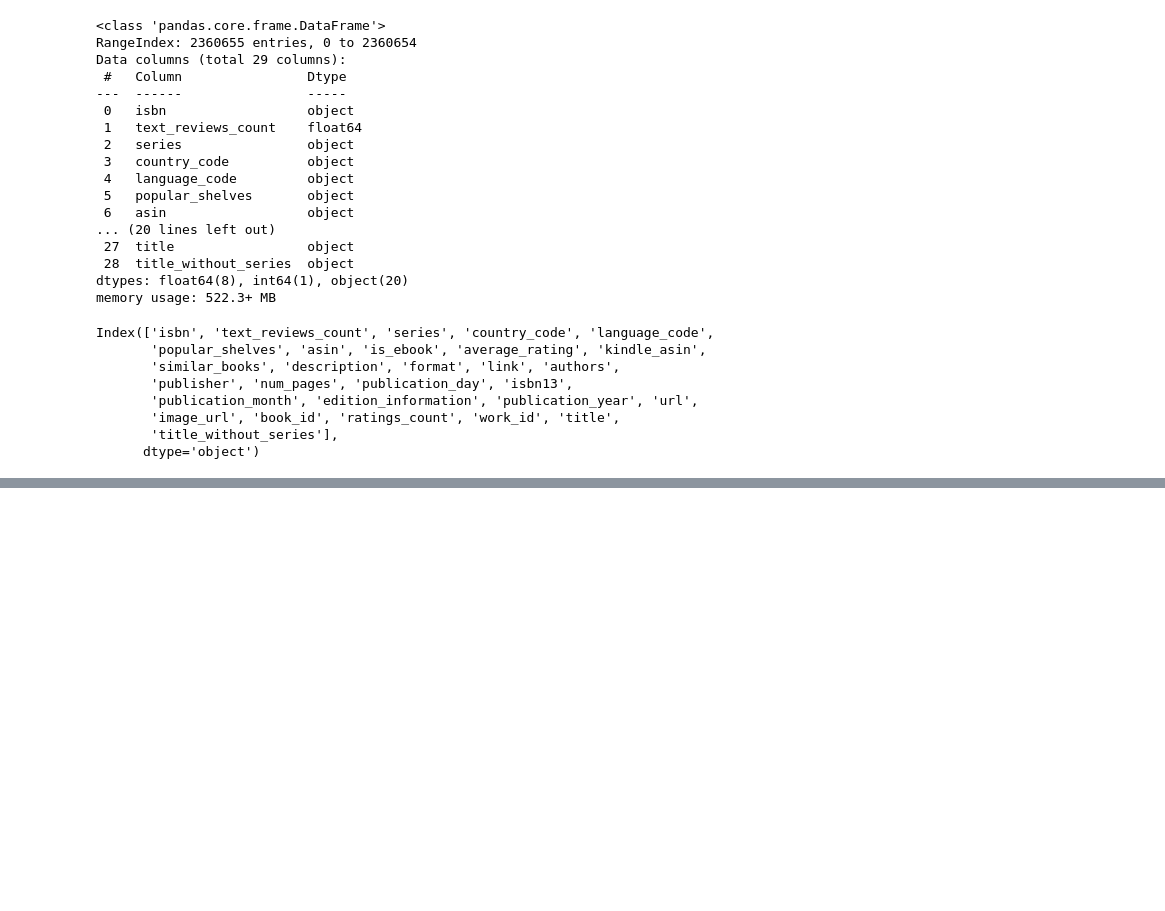
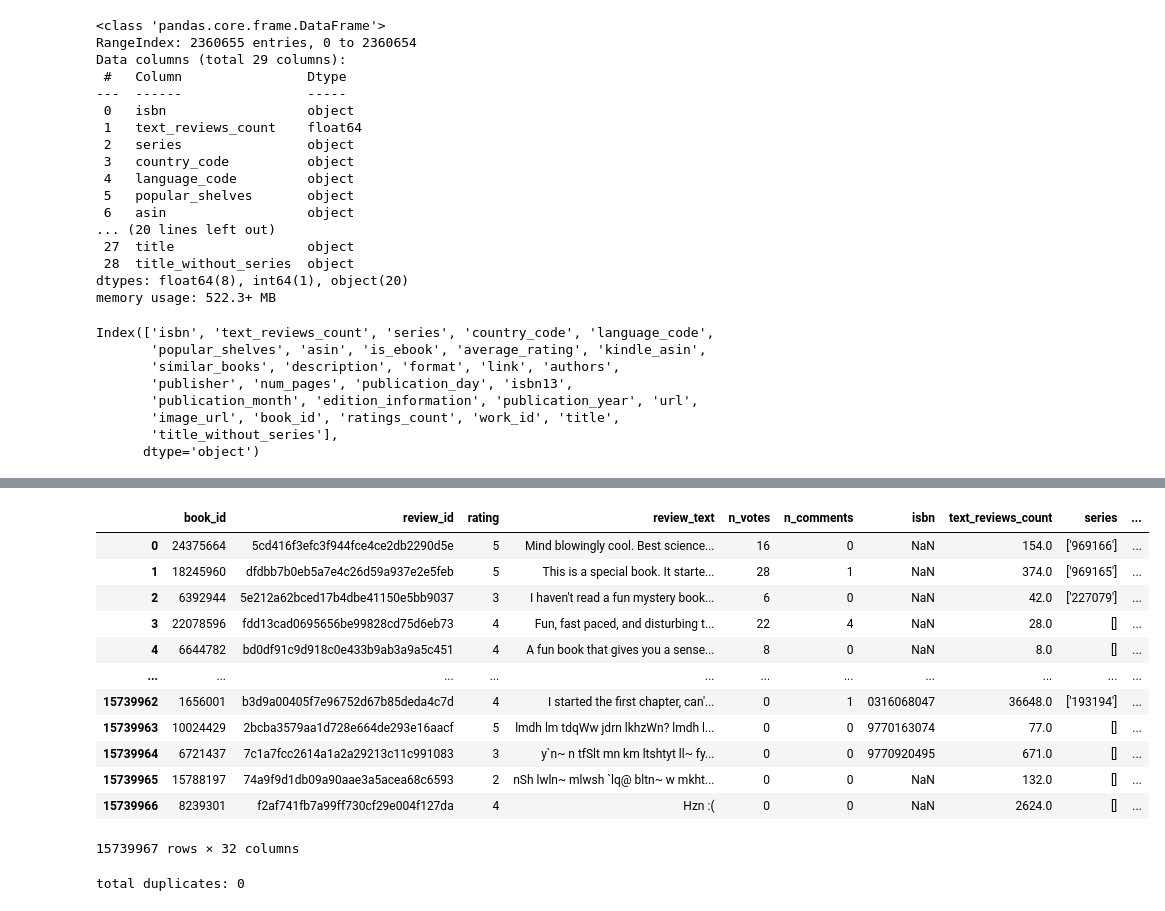
Before and after one commit to Mcjack1999/Goodratings, a Jupyter notebook: Goodreads.ipynb, the cells around one changed output, grey strips where cells are left out. Drawn from its saved outputs; the diff is of its cells as text; code cells hidden in the pictures; blank space fills up the shorter version.

Commit message:
started cleaning

```diff
--- a/Goodreads.ipynb
+++ b/Goodreads.ipynb
@@ -588,3 +588,5 @@ Index(['isbn', 'text_reviews_count', 'series', 'country_code', 'language_code',
        'image_url', 'book_id', 'ratings_count', 'work_id', 'title',
        'title_without_series'],
       dtype='object')
+# %%
+df_merged = df_reviews.merge(df_books, on="book_id", how="inner")
@@ -590,0 +621,20 @@ Index(['isbn', 'text_reviews_count', 'series', 'country_code', 'language_code',
+# %%
+df_merged.drop(columns=['user_id','date_added','read_at','started_at','date_updated','read_at','kindle_asin','work_id'])
+# %% [output]
+|  | book_id | review_id | rating | review_text | n_votes | n_comments | isbn | text_reviews_count | series | ... |
+| 0 | 24375664 | 5cd416f3efc3f944fce4ce2db2290d5e | 5 | Mind blowingly cool. Best science... | 16 | 0 | NaN | 154.0 | ['969166'] | ... |
+| 1 | 18245960 | dfdbb7b0eb5a7e4c26d59a937e2e5feb | 5 | This is a special book. It starte... | 28 | 1 | NaN | 374.0 | ['969165'] | ... |
+| 2 | 6392944 | 5e212a62bced17b4dbe41150e5bb9037 | 3 | I haven't read a fun mystery book... | 6 | 0 | NaN | 42.0 | ['227079'] | ... |
+| 3 | 22078596 | fdd13cad0695656be99828cd75d6eb73 | 4 | Fun, fast paced, and disturbing t... | 22 | 4 | NaN | 28.0 | [] | ... |
+| 4 | 6644782 | bd0df91c9d918c0e433b9ab3a9a5c451 | 4 | A fun book that gives you a sense... | 8 | 0 | NaN | 8.0 | [] | ... |
+| ... | ... | ... | ... | ... | ... | ... | ... | ... | ... | ... |
+| 15739962 | 1656001 | b3d9a00405f7e96752d67b85deda4c7d | 4 | I started the first chapter, can'... | 0 | 1 | 0316068047 | 36648.0 | ['193194'] | ... |
+| 15739963 | 10024429 | 2bcba3579aa1d728e664de293e16aacf | 5 | lmdh lm tdqWw jdrn lkhzWn? lmdh l... | 0 | 0 | 9770163074 | 77.0 | [] | ... |
+| 15739964 | 6721437 | 7c1a7fcc2614a1a2a29213c11c991083 | 3 | y`n~ n tfSlt mn km ltshtyt ll~ fy... | 0 | 0 | 9770920495 | 671.0 | [] | ... |
+| 15739965 | 15788197 | 74a9f9d1db09a90aae3a5acea68c6593 | 2 | nSh lwln~ mlwsh `lq@ bltn~ w mkht... | 0 | 0 | NaN | 132.0 | [] | ... |
+| 15739966 | 8239301 | f2af741fb7a99ff730cf29e004f127da | 4 | Hzn :( | 0 | 0 | NaN | 2624.0 | [] | ... |
+15739967 rows × 32 columns
+# %%
+print(f"total duplicates: {df_merged.duplicated().sum()}")
+# %% [output]
+total duplicates: 0
```
Also changed, not shown: parts of 3 cells of this notebook.
